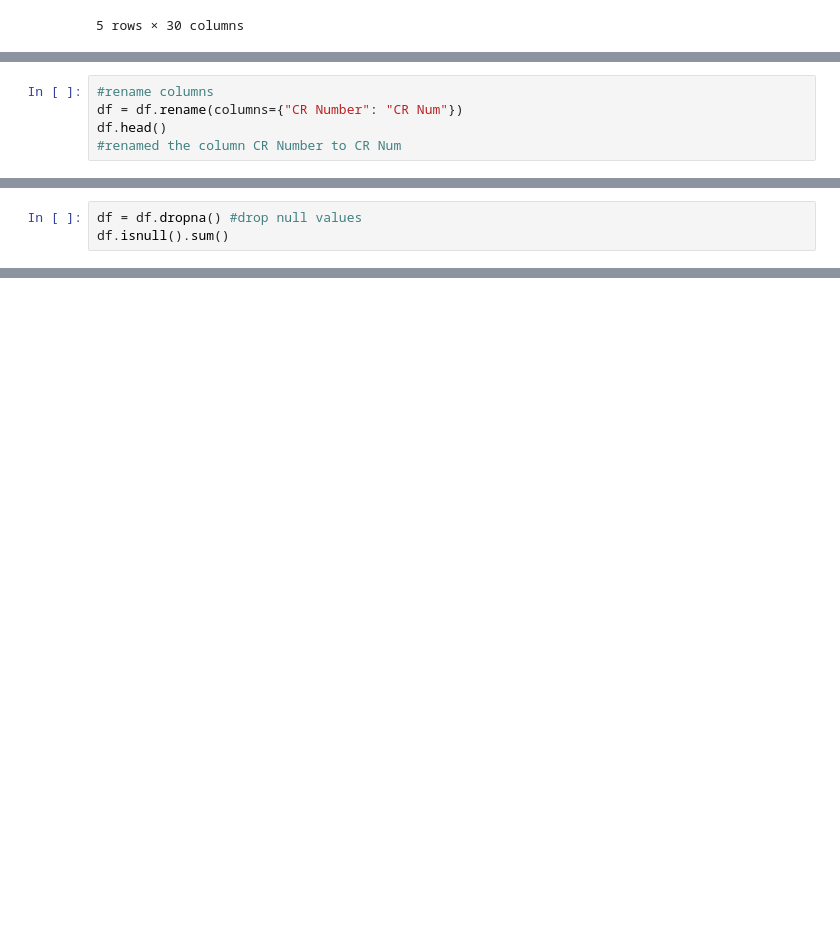
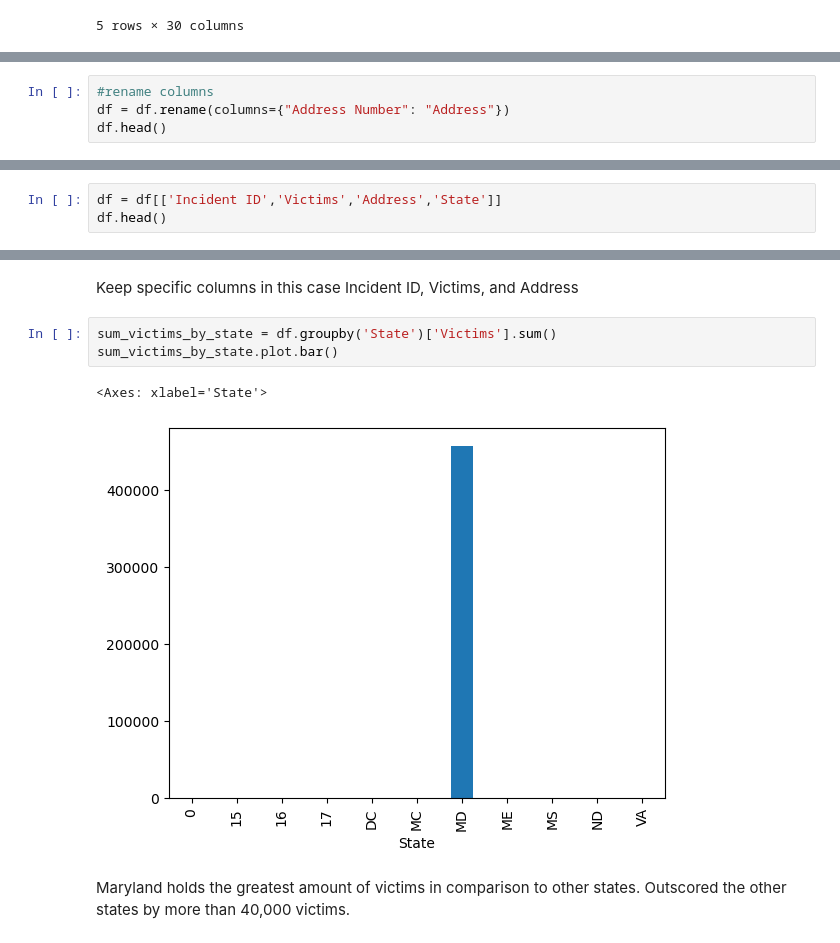
Before and after one commit to maddygaudio5/IA340-2025, a Jupyter notebook: lab2.ipynb, the cells around one changed output, grey strips where cells are left out. Cells and saved outputs as stored; diff of their text form; blank space fills up the shorter version.

```diff
--- a/lab2.ipynb
+++ b/lab2.ipynb
@@ -91,8 +104,3 @@ df.describe() #statistical summary of data
 | 50% | 2.013086e+08 | 2.000436e+08 | 1.000000 | 20878.000000 | 8.100000e+03 | 39.071080 | -77.098700 |
 | 75% | 2.014206e+08 | 2.300157e+08 | 1.000000 | 20904.000000 | 1.240000e+04 | 39.141220 | -77.027000 |
 | max | 2.015417e+08 | 2.500575e+08 | 22.000000 | 29882.000000 | 2.090600e+06 | 39.351240 | 0.000000 |
-# %%
-#rename columns
-df = df.rename(columns={"CR Number": "CR Num"})
-df.head()
-#renamed the column CR Number to CR Num
@@ -125,6 +126,3 @@ Longitude                      0
 Police District Number         0
 Location                       0
 dtype: int64
-# %%
-df = df.dropna() #drop null values
-df.isnull().sum()
@@ -152,0 +134,4 @@ Series([], Name: count, dtype: int64)
+# %%
+#rename columns
+df = df.rename(columns={"Address Number": "Address"})
+df.head()
@@ -152,0 +181,3 @@ Series([], Name: count, dtype: int64)
+# %%
+df = df[['Incident ID','Victims','Address','State']]
+df.head()
@@ -152,0 +191,10 @@ Series([], Name: count, dtype: int64)
+# %% [markdown]
+Keep specific columns in this case Incident ID, Victims, and Address
+# %%
+sum_victims_by_state = df.groupby('State')['Victims'].sum()
+sum_victims_by_state.plot.bar()
+# %% [output]
+<Axes: xlabel='State'>
+[figure, added]
+# %% [markdown]
+Maryland holds the greatest amount of victims in comparison to other states. Outscored the other states by more than 40,000 victims.
```
Also changed, not shown: parts of 31 cells of this notebook.
